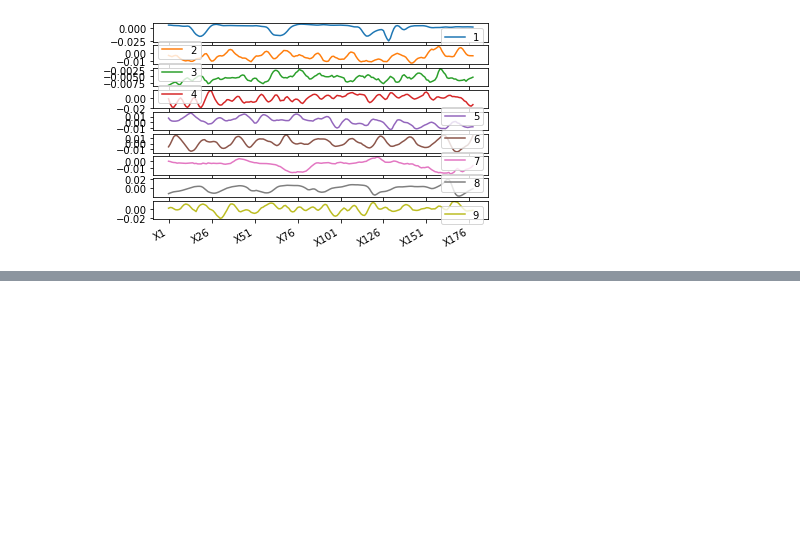
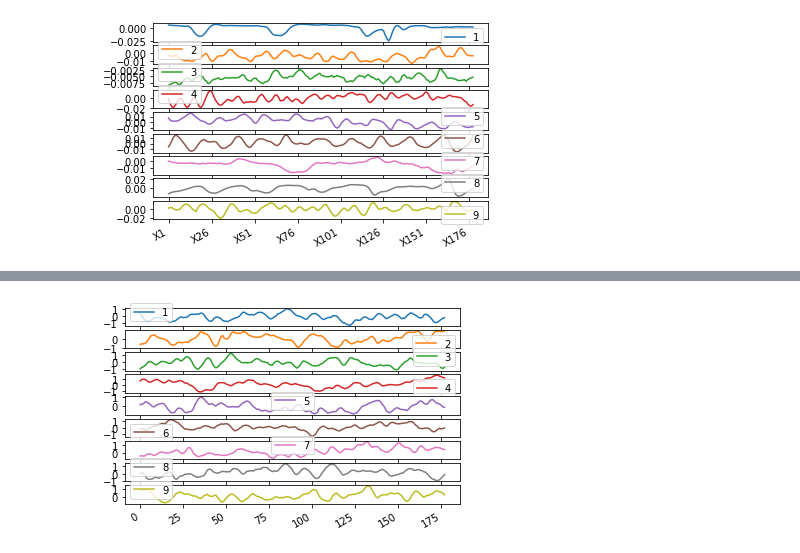
Before and after one commit to OnkarMulay10/EEG_Epilepsy, a Jupyter notebook: EEG_epilepsy.ipynb, the cells around one changed output, grey strips where cells are left out. Cells and saved outputs as stored; diff of their text form; code cells hidden in the pictures; blank space fills up the shorter version.

```diff
--- a/EEG_epilepsy.ipynb
+++ b/EEG_epilepsy.ipynb
@@ -124,0 +110,14 @@ os.mkdir(figs_REst)
+# %%
+from scipy import fftpack
+SR=178
+N=(1-0)*SR
+frequency = np.linspace (0.0, 89, int (N/2))
+freq_d =fftpack.fft(d.iloc[1:11500,:].values)
+y_axis = 2/N * np.abs (freq_d [0:np.int (N/2)])
+# %%
+freq_d=pd.DataFrame(freq_d)
+# %%
+freq_d.iloc[:,1:10].plot(subplots=True)
+plt.show()
+# %% [output]
+[figure, added]
```
Also changed, not shown: parts of 4 cells of this notebook.
